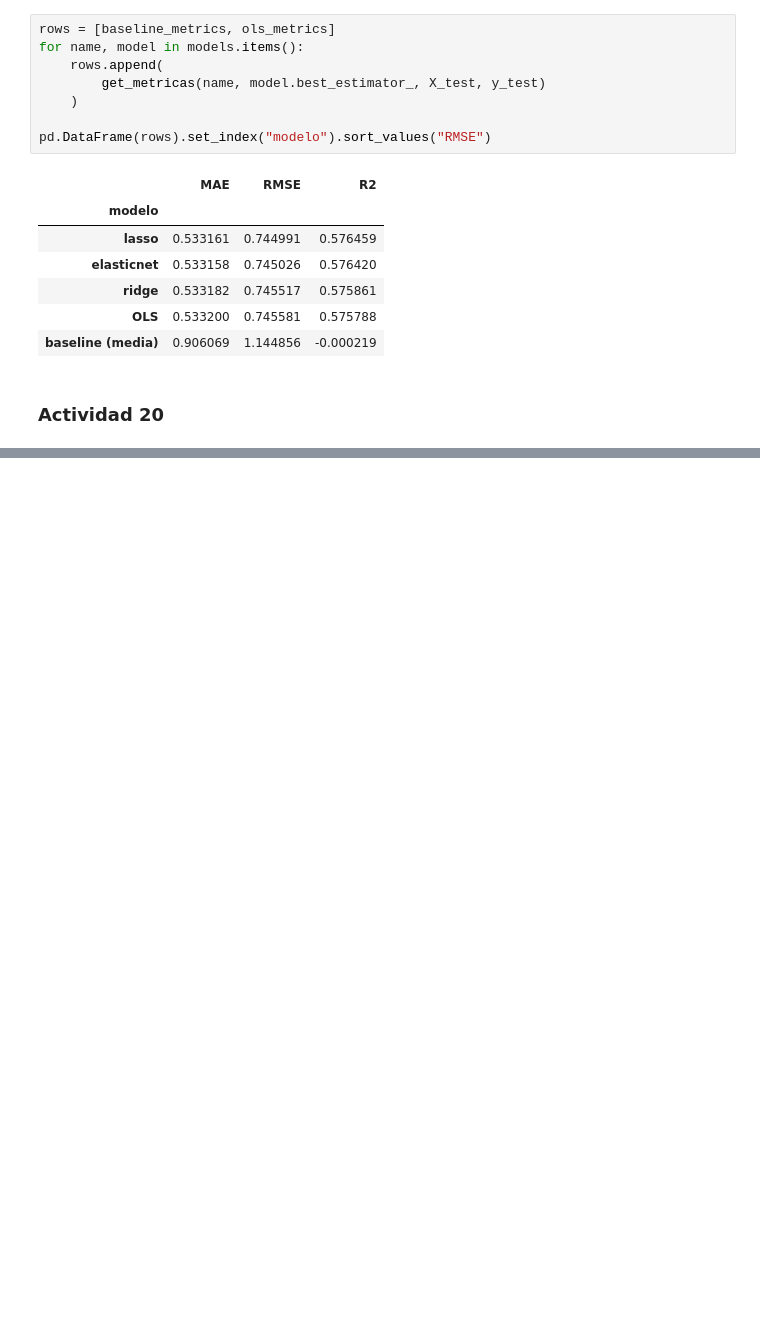
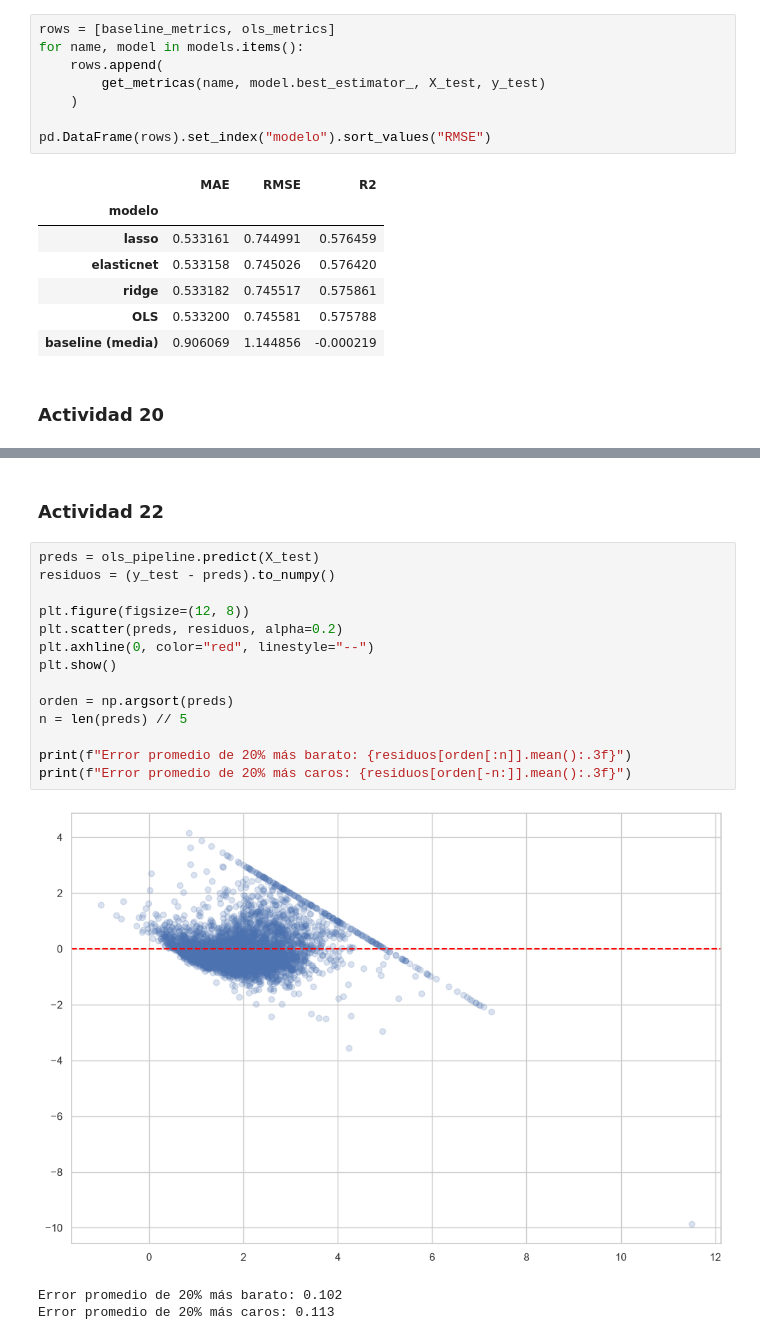
Before and after one commit to marcell-llerena/datascience-g8, a Jupyter notebook: notebooks/20260902_33_regresion_lineal.ipynb, the cells around one changed output, grey strips where cells are left out. Saved outputs shown, nothing was run; the diff lists cells and outputs as text; blank space fills up the shorter version.

```diff
--- a/notebooks/20260902_33_regresion_lineal.ipynb
+++ b/notebooks/20260902_33_regresion_lineal.ipynb
@@ -401,0 +438,20 @@ pd.DataFrame(rows).set_index("modelo").sort_values("RMSE")
+# %% [markdown]
+### Actividad 22
+# %%
+preds = ols_pipeline.predict(X_test)
+residuos = (y_test - preds).to_numpy()
+
+plt.figure(figsize=(12, 8))
+plt.scatter(preds, residuos, alpha=0.2)
+plt.axhline(0, color="red", linestyle="--")
+plt.show()
+
+orden = np.argsort(preds)
+n = len(preds) // 5
+
+print(f"Error promedio de 20% más barato: {residuos[orden[:n]].mean():.3f}")
+print(f"Error promedio de 20% más caros: {residuos[orden[-n:]].mean():.3f}")
+# %% [output]
+[figure, added]
+Error promedio de 20% más barato: 0.102
+Error promedio de 20% más caros: 0.113
```
Also changed, not shown: parts of 11 cells of this notebook.
